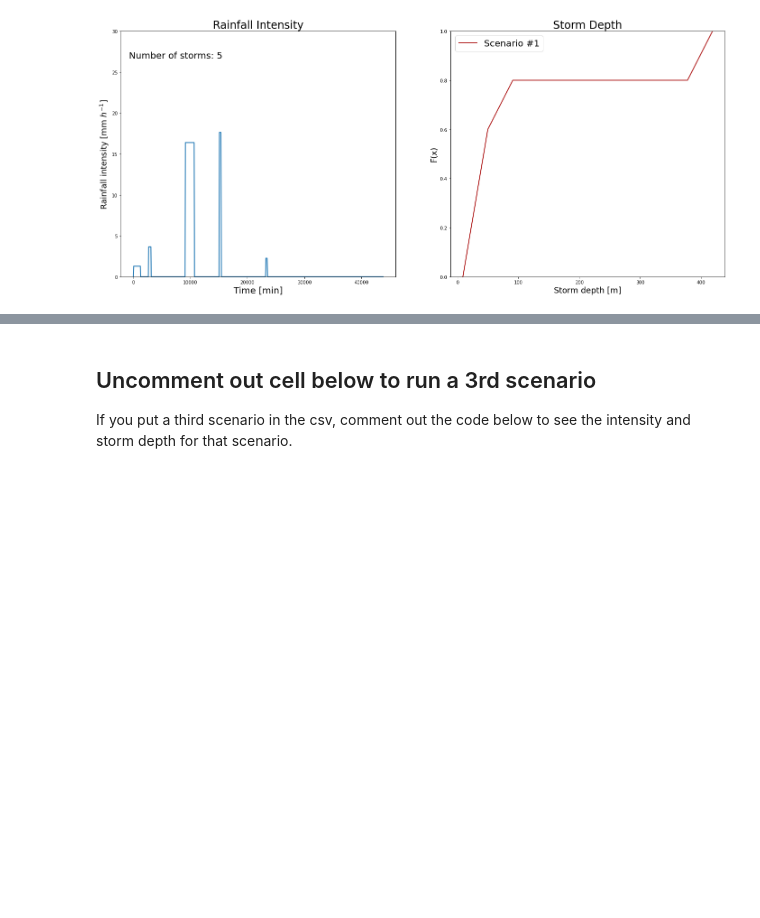
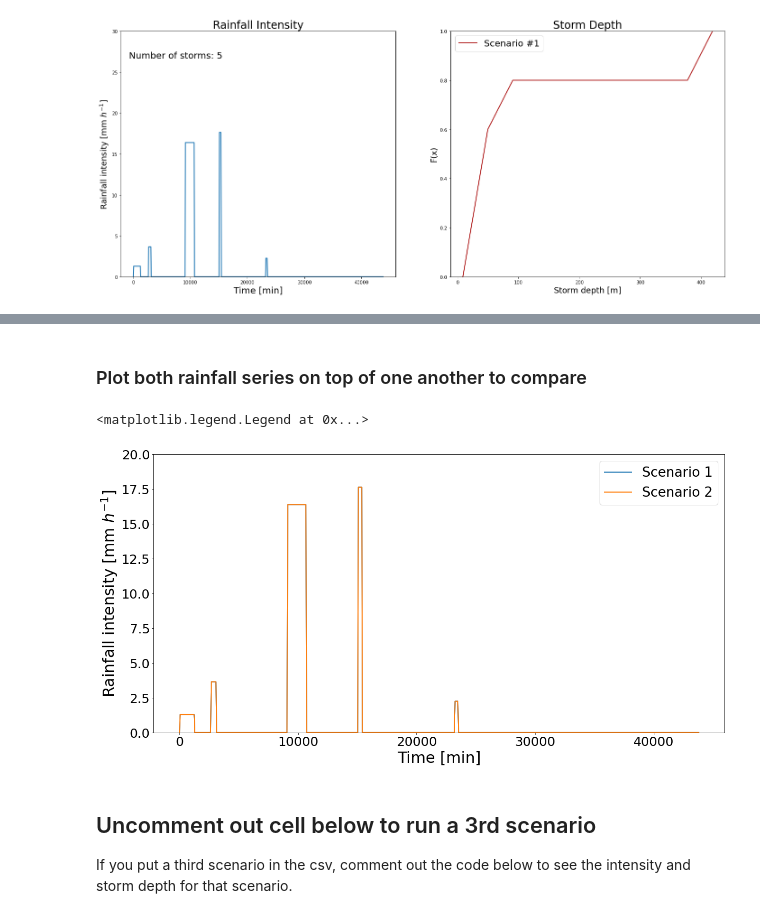
Before and after one commit to espin-2020/precipitation_lanscape_evolution, a Jupyter notebook: Rainstorms_Hydrographs.ipynb, the cells around one changed output, grey strips where cells are left out. Drawn from its saved outputs; the diff is of its cells as text; code cells hidden in the pictures; blank space fills up the shorter version.

```diff
--- a/Rainstorms_Hydrographs.ipynb
+++ b/Rainstorms_Hydrographs.ipynb
@@ -300,3 +305,19 @@ ax[1].legend(fontsize=20)
+# %% [markdown]
+### Plot both rainfall series on top of one another to compare
+# %%
+plt.figure(figsize=(20,10))
+plt.plot(times_vector[:,0],rains_vector[:,0],linewidth=2, label = "Scenario 1")
+plt.plot(times_vector[:,1],rains_vector[:,1],linewidth=2,label = "Scenario 2")
+
+plt.xlabel('Time [min]',fontsize=30)
+plt.ylabel('Rainfall intensity [mm $h^{-1}]$',fontsize=30)
+plt.ylim([0,20])
+plt.xticks(fontsize= 25)
+plt.yticks(fontsize= 25)
+plt.legend(fontsize=26)
+# %% [output]
+<matplotlib.legend.Legend at 0x...>
+[figure, added]
 # %% [markdown]
 ## Uncomment out cell below to run a 3rd scenario
 If you put a third scenario in the csv, comment out the code below to see the intensity and storm depth for that scenario.
```
Also changed, not shown: parts of 12 cells of this notebook, 2 other files.
